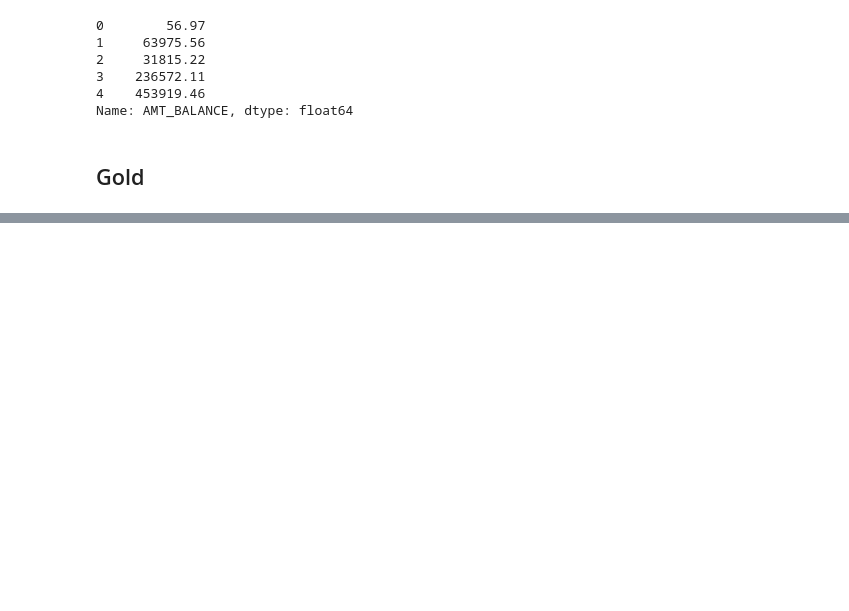
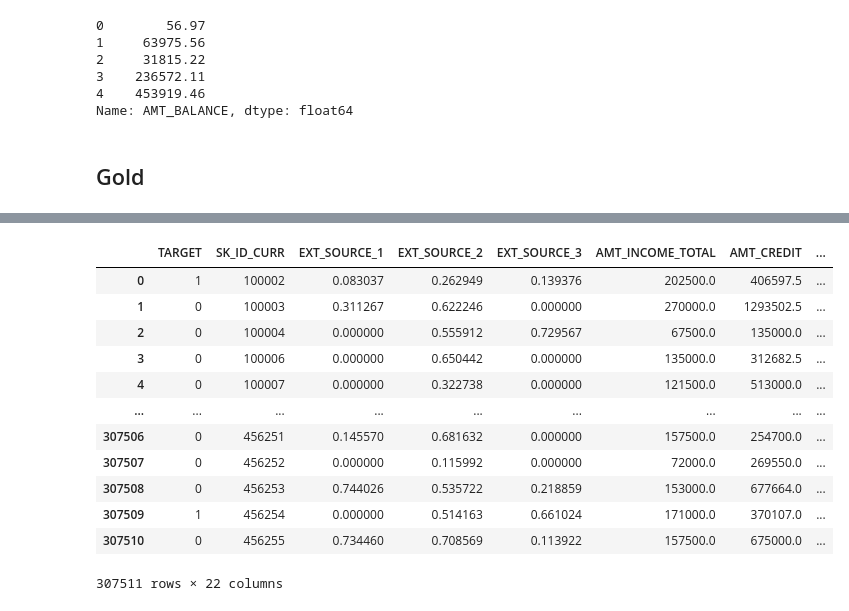
Before and after one commit to CollanteAlexis/Proyecto_Analisis_de_Datos, a Jupyter notebook: notebooks/eda_notebook.ipynb, the cells around one changed output, grey strips where cells are left out. Drawn from its saved outputs; the diff is of its cells as text; code cells hidden in the pictures; blank space fills up the shorter version.

Commit message:
changed eda
delete test, add new clean a silver

```diff
--- a/notebooks/eda_notebook.ipynb
+++ b/notebooks/eda_notebook.ipynb
@@ -13,7 +13,7 @@ import seaborn as sns
 # %% [markdown]
 ### Credenciales
 # %%
-credenciales_felipe = "mysql+pymysql://root:Enero182005%@127.0.0.1:3306/bronze"
+credenciales_felipe = "mysql+pymysql://root:Enero182005%@127.0.0.1:3306/"
 engine = create_engine(credenciales_felipe, echo=True)
 # %%
 try:
@@ -312,0 +457,38 @@ Name: AMT_BALANCE, dtype: float64
+# %%
+columnas_relevantes = [
+    "TARGET",  # Variable objetivo
+    'SK_ID_CURR',  # Identificador único del cliente
+    # Puntajes de riesgo externo
+    'EXT_SOURCE_1',
+    'EXT_SOURCE_2',
+    'EXT_SOURCE_3',
+
+    # Ingresos y condiciones del préstamo
+    'AMT_INCOME_TOTAL',
+    'AMT_CREDIT',
+    'AMT_ANNUITY',
+    'AMT_GOODS_PRICE',
+
+    # Edad y experiencia laboral
+    'YEARS_BIRTH',
+    'DAYS_EMPLOYED',
+    'DAYS_REGISTRATION',
+    'DAYS_ID_PUBLISH',
+
+    # Situación de vivienda
+    'NAME_HOUSING_TYPE',
+    'FLAG_OWN_REALTY',
+    'REGION_POPULATION_RELATIVE',
+
+    # Condición familiar
+    'CNT_FAM_MEMBERS',
+    'CNT_CHILDREN',
+    'NAME_FAMILY_STATUS',
+
+    # Tipo de empleo
+    'NAME_INCOME_TYPE',
+    'OCCUPATION_TYPE',
+    'ORGANIZATION_TYPE'
+]
+# %%
+df= pd.read_sql("select * from silver.application_train", engine)
@@ -312,0 +506,16 @@ Name: AMT_BALANCE, dtype: float64
+# %%
+df[columnas_relevantes]
+# %% [output]
+|  | TARGET | SK_ID_CURR | EXT_SOURCE_1 | EXT_SOURCE_2 | EXT_SOURCE_3 | AMT_INCOME_TOTAL | AMT_CREDIT | ... |
+| 0 | 1 | 100002 | 0.083037 | 0.262949 | 0.139376 | 202500.0 | 406597.5 | ... |
+| 1 | 0 | 100003 | 0.311267 | 0.622246 | 0.000000 | 270000.0 | 1293502.5 | ... |
+| 2 | 0 | 100004 | 0.000000 | 0.555912 | 0.729567 | 67500.0 | 135000.0 | ... |
+| 3 | 0 | 100006 | 0.000000 | 0.650442 | 0.000000 | 135000.0 | 312682.5 | ... |
+| 4 | 0 | 100007 | 0.000000 | 0.322738 | 0.000000 | 121500.0 | 513000.0 | ... |
+| ... | ... | ... | ... | ... | ... | ... | ... | ... |
+| 307506 | 0 | 456251 | 0.145570 | 0.681632 | 0.000000 | 157500.0 | 254700.0 | ... |
+| 307507 | 0 | 456252 | 0.000000 | 0.115992 | 0.000000 | 72000.0 | 269550.0 | ... |
+| 307508 | 0 | 456253 | 0.744026 | 0.535722 | 0.218859 | 153000.0 | 677664.0 | ... |
+| 307509 | 1 | 456254 | 0.000000 | 0.514163 | 0.661024 | 171000.0 | 370107.0 | ... |
+| 307510 | 0 | 456255 | 0.734460 | 0.708569 | 0.113922 | 157500.0 | 675000.0 | ... |
+307511 rows × 22 columns
```
Also changed, not shown: parts of 28 cells of this notebook.
